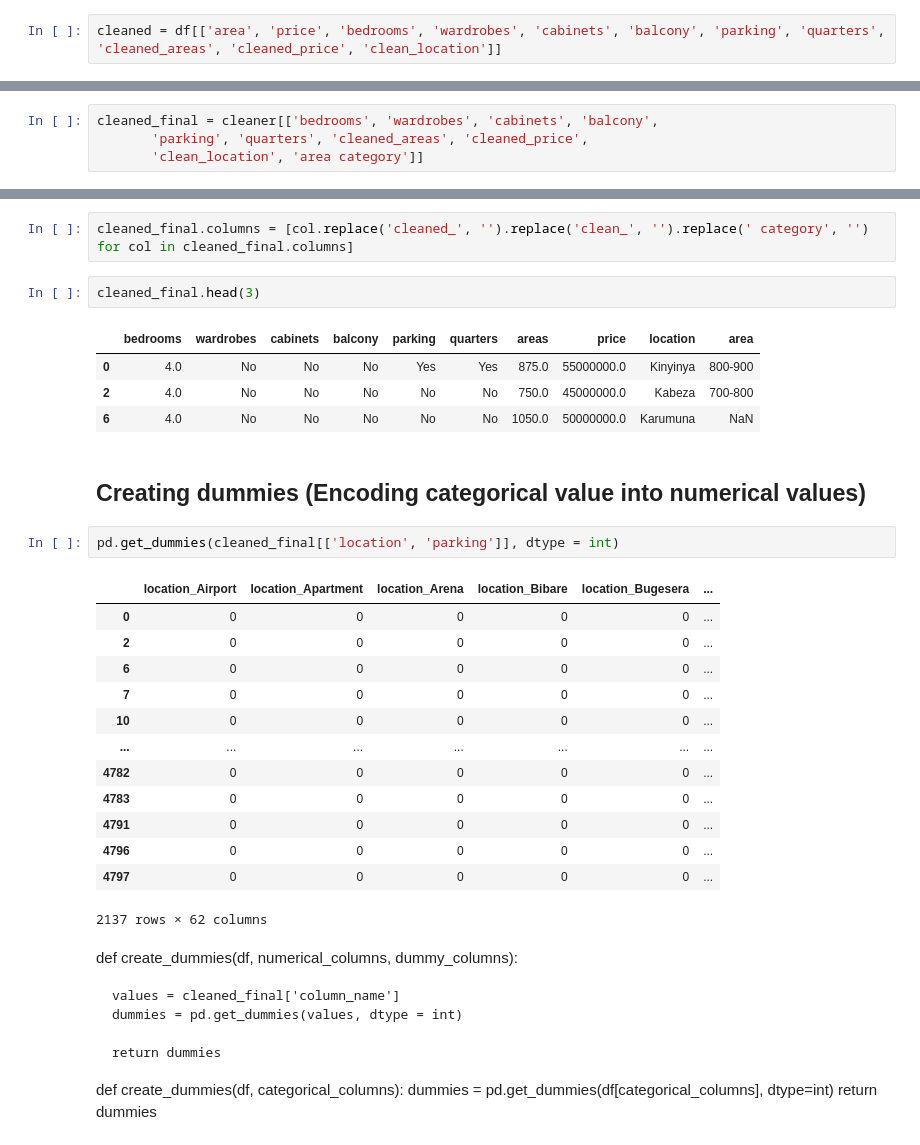
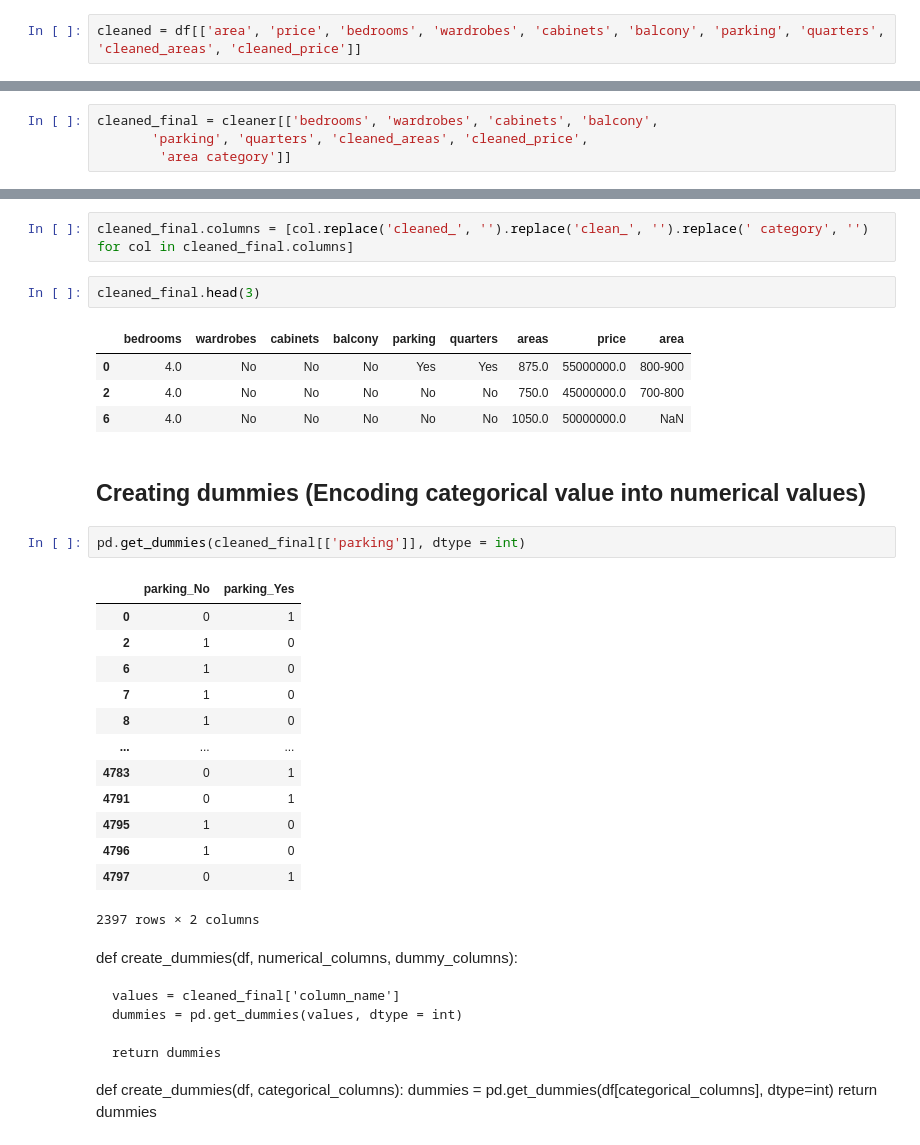
Before and after one commit to MugemaneBertin2001/AIandMLresearch, a Jupyter notebook: Files To Share To Participants/_MLandAI.ipynb, the cells around one changed output, grey strips where cells are left out. Cells and saved outputs as stored; diff of their text form.

```diff
--- a/Files To Share To Participants/_MLandAI.ipynb
+++ b/Files To Share To Participants/_MLandAI.ipynb
@@ -453,5 +437,5 @@ plot_missing_values(df)
 # %%
-cleaned = df[['area', 'price', 'bedrooms', 'wardrobes', 'cabinets', 'balcony', 'parking', 'quarters', 'cleaned_areas', 'cleaned_price', 'clean_location']]
+cleaned = df[['area', 'price', 'bedrooms', 'wardrobes', 'cabinets', 'balcony', 'parking', 'quarters', 'cleaned_areas', 'cleaned_price']]
 # %%
 cleaned.head(3)
 # %% [output]
@@ -666,7 +657,7 @@ cleaner[['bedrooms', 'wardrobes', 'cabinets', 'balcony',
 # %%
 cleaned_final = cleaner[['bedrooms', 'wardrobes', 'cabinets', 'balcony',
        'parking', 'quarters', 'cleaned_areas', 'cleaned_price',
-       'clean_location', 'area category']]
+        'area category']]
 # %%
 cleaned_final.head(3)
 # %% [output]
@@ -679,28 +670,28 @@ cleaned_final.columns = [col.replace('cleaned_', '').replace('clean_', '').repla
 # %%
 cleaned_final.head(3)
 # %% [output]
-|  | bedrooms | wardrobes | cabinets | balcony | parking | quarters | areas | price | location | area |
-| 0 | 4.0 | No | No | No | Yes | Yes | 875.0 | 55000000.0 | Kinyinya | 800-900 |
-| 2 | 4.0 | No | No | No | No | No | 750.0 | 45000000.0 | Kabeza | 700-800 |
-| 6 | 4.0 | No | No | No | No | No | 1050.0 | 50000000.0 | Karumuna | NaN |
+|  | bedrooms | wardrobes | cabinets | balcony | parking | quarters | areas | price | area |
+| 0 | 4.0 | No | No | No | Yes | Yes | 875.0 | 55000000.0 | 800-900 |
+| 2 | 4.0 | No | No | No | No | No | 750.0 | 45000000.0 | 700-800 |
+| 6 | 4.0 | No | No | No | No | No | 1050.0 | 50000000.0 | NaN |
 # %% [markdown]
 ## Creating dummies (Encoding categorical value into numerical values)
 # %%
-pd.get_dummies(cleaned_final[['location', 'parking']], dtype = int)
+pd.get_dummies(cleaned_final[['parking']], dtype = int)
 # %% [output]
-|  | location_Airport | location_Apartment | location_Arena | location_Bibare | location_Bugesera | ... |
-| 0 | 0 | 0 | 0 | 0 | 0 | ... |
-| 2 | 0 | 0 | 0 | 0 | 0 | ... |
-| 6 | 0 | 0 | 0 | 0 | 0 | ... |
-| 7 | 0 | 0 | 0 | 0 | 0 | ... |
-| 10 | 0 | 0 | 0 | 0 | 0 | ... |
-| ... | ... | ... | ... | ... | ... | ... |
-| 4782 | 0 | 0 | 0 | 0 | 0 | ... |
-| 4783 | 0 | 0 | 0 | 0 | 0 | ... |
-| 4791 | 0 | 0 | 0 | 0 | 0 | ... |
-| 4796 | 0 | 0 | 0 | 0 | 0 | ... |
-| 4797 | 0 | 0 | 0 | 0 | 0 | ... |
+|  | parking_No | parking_Yes |
+| 0 | 0 | 1 |
+| 2 | 1 | 0 |
+| 6 | 1 | 0 |
+| 7 | 1 | 0 |
+| 8 | 1 | 0 |
+| ... | ... | ... |
+| 4783 | 0 | 1 |
+| 4791 | 0 | 1 |
+| 4795 | 1 | 0 |
+| 4796 | 1 | 0 |
+| 4797 | 0 | 1 |
-2137 rows × 62 columns
+2397 rows × 2 columns
 # %% [markdown]
 def create_dummies(df, numerical_columns, dummy_columns):
 
```
Also changed, not shown: parts of 37 cells of this notebook.
